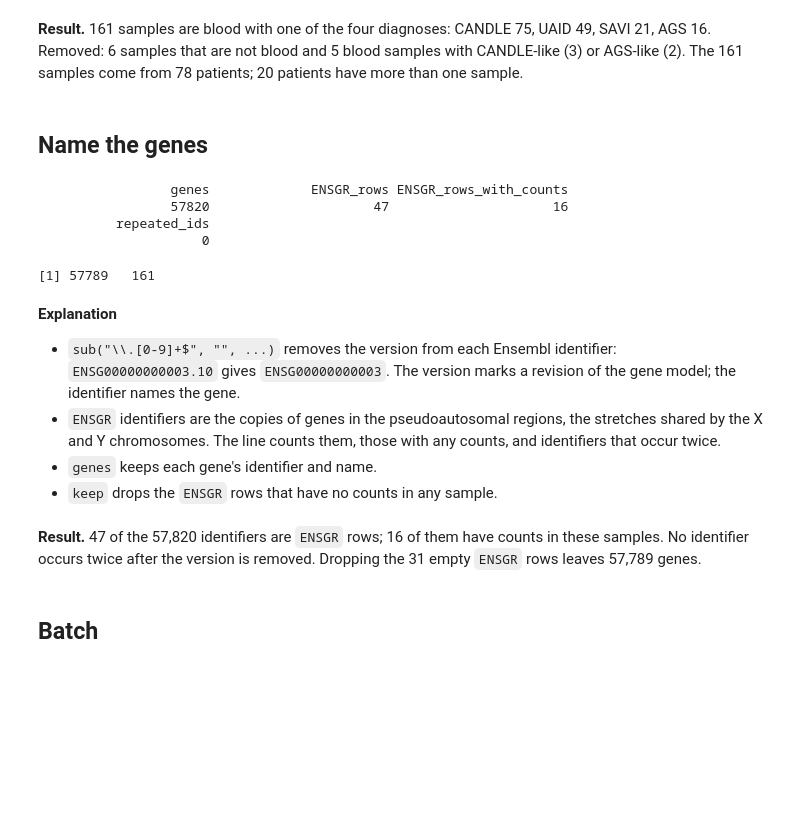
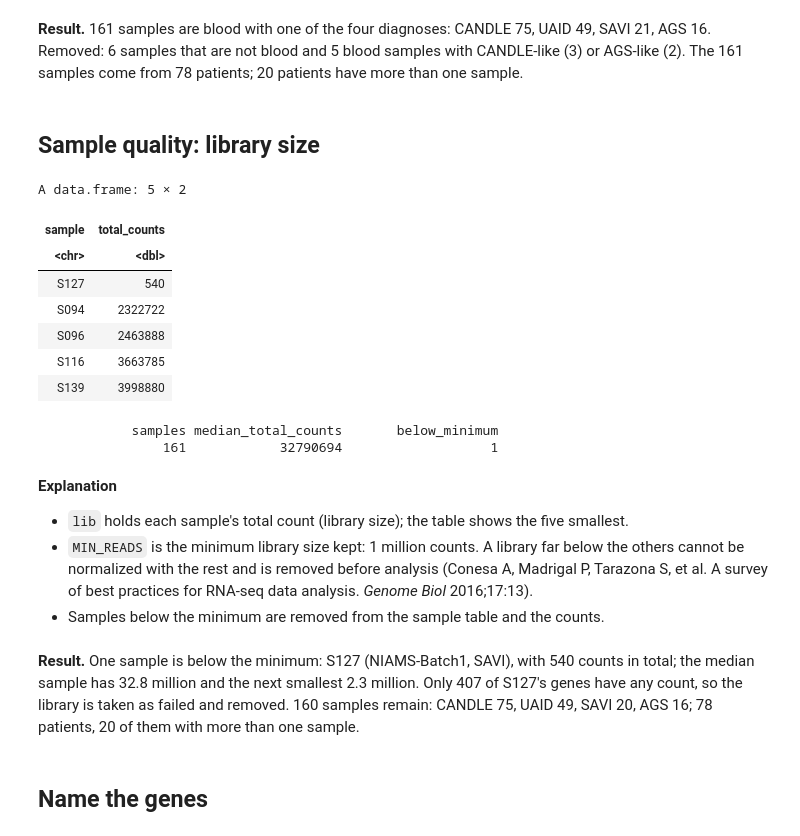
Before and after one commit to NIH-NLM/endotypes-transcriptomics, a Jupyter notebook: ipynb/40_CANDLE_SAVI_bulk_RNA_seq_input_batch.ipynb, the cells around one changed output. Cells and saved outputs as stored; diff of their text form; code cells hidden in the pictures; blank space fills up the shorter version.

```diff
--- a/ipynb/40_CANDLE_SAVI_bulk_RNA_seq_input_batch.ipynb
+++ b/ipynb/40_CANDLE_SAVI_bulk_RNA_seq_input_batch.ipynb
@@ -186,34 +187,36 @@ diagnosis
 6 samples that are not blood and 5 blood samples with CANDLE-like (3) or AGS-like (2). The 161 samples come
 from 78 patients; 20 patients have more than one sample.
 # %% [markdown]
-## Name the genes
+## Sample quality: library size
 # %%
-ens <- sub("\\.[0-9]+$", "", d[[1]]$gene_id)
-par_y <- startsWith(ens, "ENSGR")
-c(genes = length(ens), ENSGR_rows = sum(par_y), ENSGR_rows_with_counts = sum(rowSums(counts[par_y, , drop = FALSE]) > 0),
-  repeated_ids = sum(duplicated(ens)))
-rownames(counts) <- ens
-genes <- data.frame(gene_id = ens, gene_name = d[[1]]$gene_name, row.names = ens)
-keep <- !par_y | rowSums(counts) > 0
-counts <- counts[keep, ]; genes <- genes[keep, ]
-dim(counts)
+lib <- colSums(counts)
+MIN_READS <- 1e6
+data.frame(sample = names(sort(lib))[1:5], total_counts = sort(lib)[1:5], row.names = NULL)
+c(samples = length(lib), median_total_counts = median(lib), below_minimum = sum(lib < MIN_READS))
+info <- info[lib >= MIN_READS, ]; counts <- counts[, info$sample]
 # %% [output]
-                 genes             ENSGR_rows ENSGR_rows_with_counts
-                 57820                     47                     16
-          repeated_ids
-                     0
+A data.frame: 5 × 2
+| sample | total_counts |
+| <chr> | <dbl> |
+| S127 | 540 |
+| S094 | 2322722 |
+| S096 | 2463888 |
+| S116 | 3663785 |
+| S139 | 3998880 |
-[1] 57789   161
+            samples median_total_counts       below_minimum
+                161            32790694                   1
 # %% [markdown]
 **Explanation**
-- `sub("\\.[0-9]+$", "", ...)` removes the version from each Ensembl identifier: `ENSG00000000003.10` gives
-  `ENSG00000000003`. The version marks a revision of the gene model; the identifier names the gene.
-- `ENSGR` identifiers are the copies of genes in the pseudoautosomal regions, the stretches shared by the X
-  and Y chromosomes. The line counts them, those with any counts, and identifiers that occur twice.
-- `genes` keeps each gene's identifier and name.
-- `keep` drops the `ENSGR` rows that have no counts in any sample.
+- `lib` holds each sample's total count (library size); the table shows the five smallest.
+- `MIN_READS` is the minimum library size kept: 1 million counts. A library far below the others cannot be
+  normalized with the rest and is removed before analysis (Conesa A, Madrigal P, Tarazona S, et al. A survey of
+  best practices for RNA-seq data analysis. *Genome Biol* 2016;17:13).
+- Samples below the minimum are removed from the sample table and the counts.
 # %% [markdown]
-**Result.** 47 of the 57,820 identifiers are `ENSGR` rows; 16 of them have counts in these samples. No
-identifier occurs twice after the version is removed. Dropping the 31 empty `ENSGR` rows leaves 57,789 genes.
+**Result.** One sample is below the minimum: S127 (NIAMS-Batch1, SAVI), with 540 counts in total; the median sample
+has 32.8 million and the next smallest 2.3 million. Only 407 of S127's genes have any count, so the library is
+taken as failed and removed. 160 samples remain: CANDLE 75, UAID 49, SAVI 20, AGS 16; 78 patients, 20 of them
+with more than one sample.
 # %% [markdown]
-## Batch
+## Name the genes
 # %%
```
Also changed, not shown: parts of 25 cells of this notebook, 13 other files.
